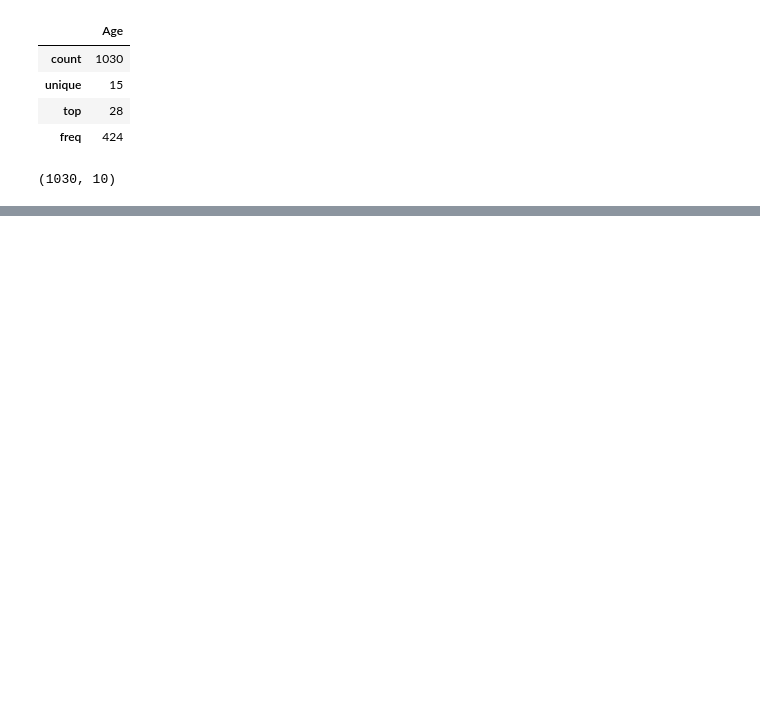
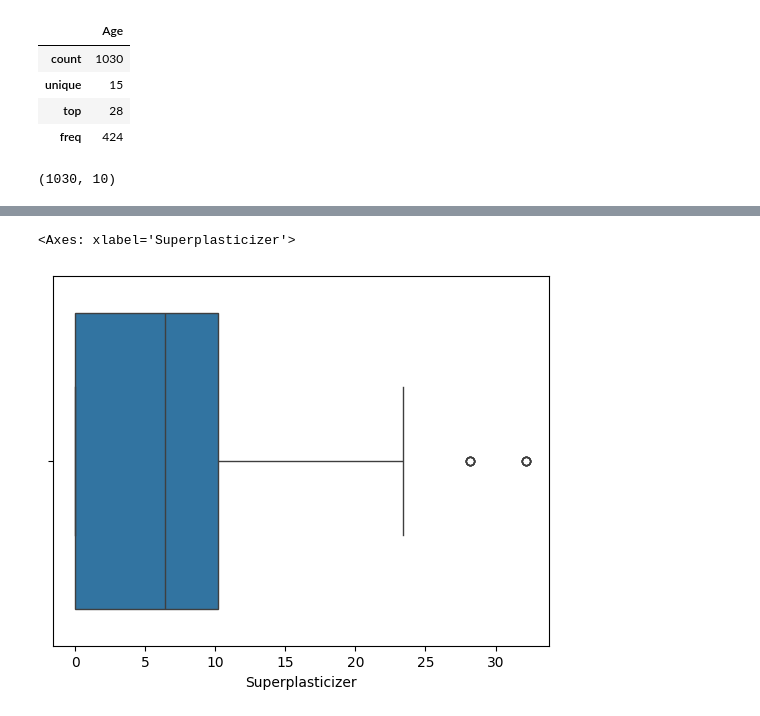
Before and after one commit to danielphilip12/Concrete-Strength, a Jupyter notebook: EDA.ipynb, the cells around one changed output, grey strips where cells are left out. Cells and saved outputs as stored; diff of their text form; code cells hidden in the pictures; blank space fills up the shorter version.

```diff
--- a/EDA.ipynb
+++ b/EDA.ipynb
@@ -60,0 +154,5 @@ df.shape
+# %%
+sns.boxplot(data=df, x='Superplasticizer')
+# %% [output]
+<Axes: xlabel='Superplasticizer'>
+[figure, added]
```
Also changed, not shown: parts of 38 cells of this notebook, 2 other files.
